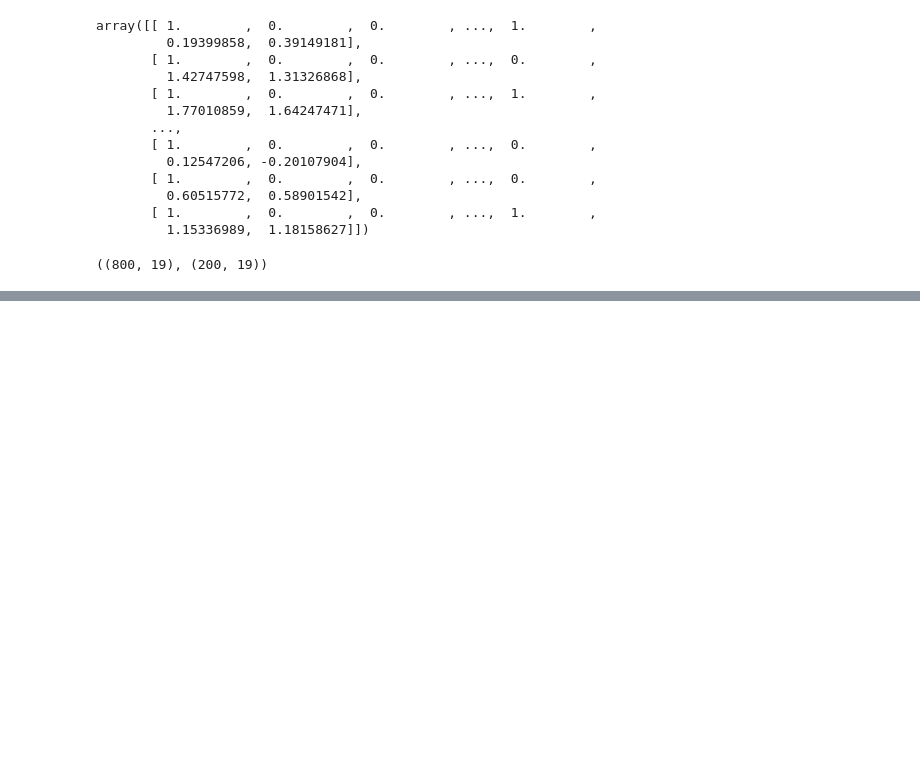
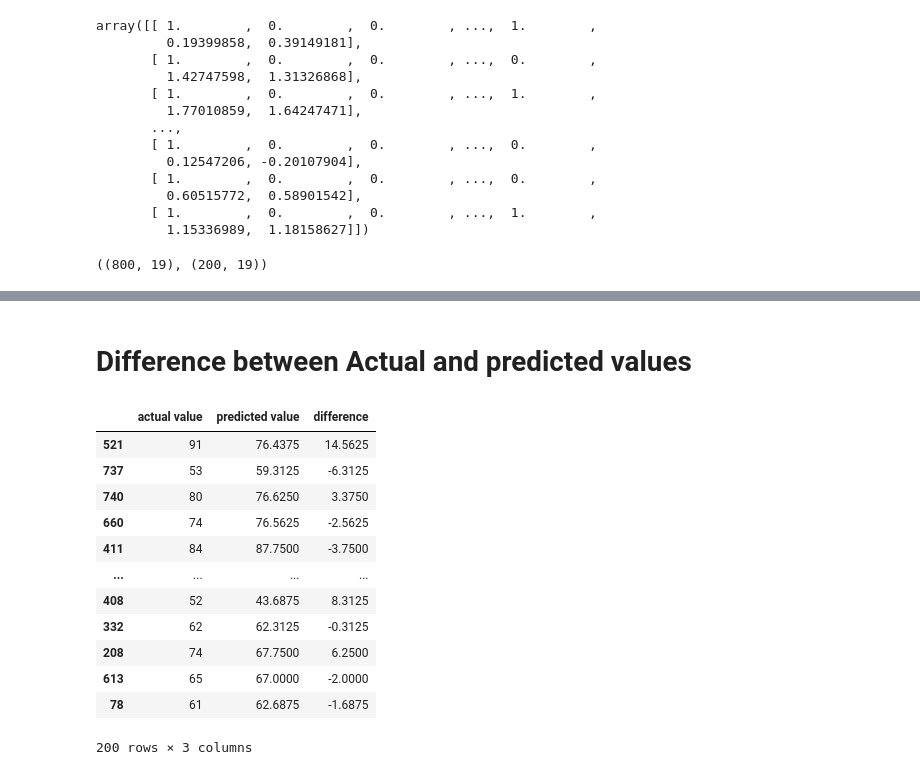
Before and after one commit to sourab777karad/ML-Project, a Jupyter notebook: Notebook/Model.ipynb, the cells around one changed output, grey strips where cells are left out. Drawn from its saved outputs; the diff is of its cells as text; code cells hidden in the pictures; blank space fills up the shorter version.

```diff
--- a/Notebook/Model.ipynb
+++ b/Notebook/Model.ipynb
@@ -105,0 +227,19 @@ x_train.shape, x_test.shape
+# %% [markdown]
+# Difference between Actual and predicted values
+# %%
+pred_df = pd.DataFrame({'actual value': y_test, 'predicted value': y_pred, 'difference': y_test - y_pred})
+pred_df
+# %% [output]
+|  | actual value | predicted value | difference |
+| 521 | 91 | 76.4375 | 14.5625 |
+| 737 | 53 | 59.3125 | -6.3125 |
+| 740 | 80 | 76.6250 | 3.3750 |
+| 660 | 74 | 76.5625 | -2.5625 |
+| 411 | 84 | 87.7500 | -3.7500 |
+| ... | ... | ... | ... |
+| 408 | 52 | 43.6875 | 8.3125 |
+| 332 | 62 | 62.3125 | -0.3125 |
+| 208 | 74 | 67.7500 | 6.2500 |
+| 613 | 65 | 67.0000 | -2.0000 |
+| 78 | 61 | 62.6875 | -1.6875 |
+200 rows × 3 columns
```
Also changed, not shown: parts of 11 cells of this notebook.
